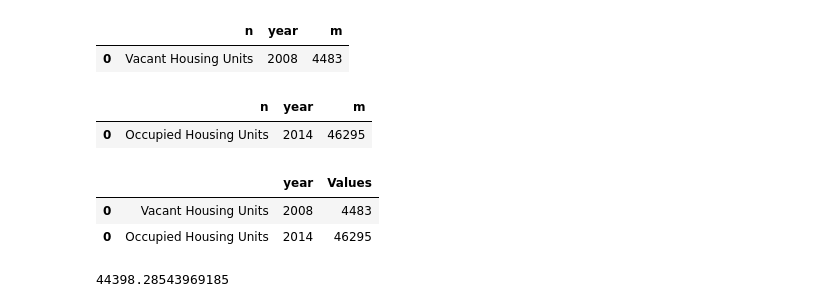
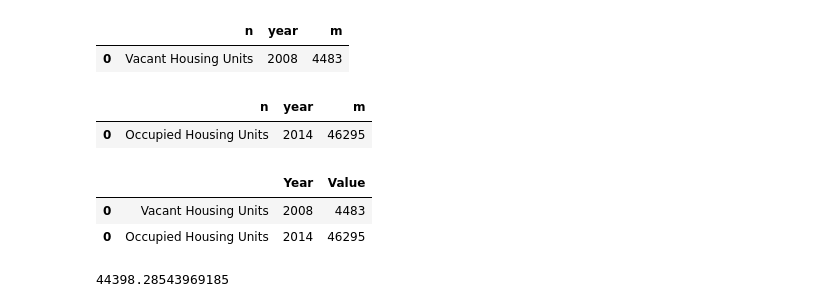
Before and after one commit to rghimre3/INFO-5502, a Jupyter notebook: lab_assignment_02.ipynb, the cells around one changed output. Drawn from its saved outputs; the diff is of its cells as text; code cells hidden in the pictures.

```diff
--- a/lab_assignment_02.ipynb
+++ b/lab_assignment_02.ipynb
@@ -254,10 +254,11 @@ sames
 | 0 | Occupied Housing Units | 2014 | 46295 |
 # %%
 df7=pd.concat([names,sames])
-df7.rename(columns={'n':' ','m':'Values'}, inplace=True)
+df7.rename(columns={'n':' ','year':'Year','m':'Value'}, inplace=True)
 df7.head()
+#answer
 # %% [output]
-|  |  | year | Values |
+|  |  | Year | Value |
 | 0 | Vacant Housing Units | 2008 | 4483 |
 | 0 | Occupied Housing Units | 2014 | 46295 |
 # %%
```
